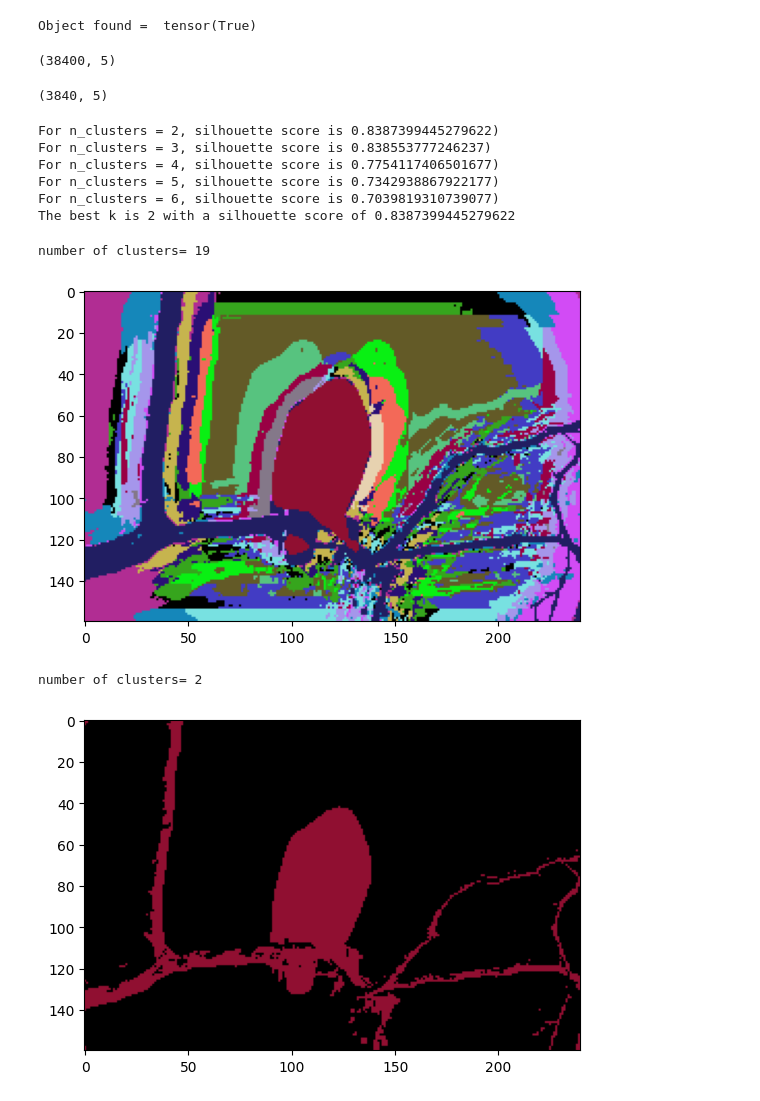
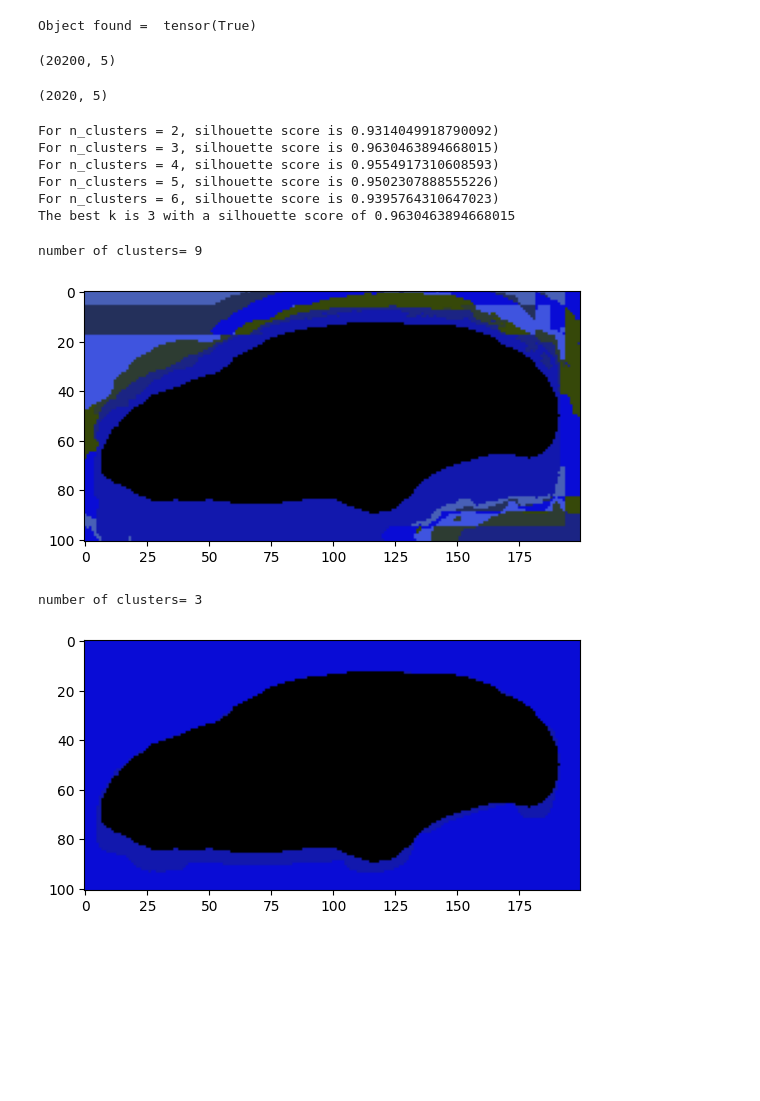
Before and after one commit to kandreou21/segmentation, a Jupyter notebook: DeepLabV3.ipynb, the cells around one changed output. Drawn from its saved outputs; the diff is of its cells as text; code cells hidden in the pictures; blank space fills up the shorter version.

```diff
--- a/DeepLabV3.ipynb
+++ b/DeepLabV3.ipynb
@@ -20,7 +20,7 @@ import networkx as nx
 model = torchvision.models.segmentation.deeplabv3_resnet101(weights='DeepLabV3_ResNet101_Weights.DEFAULT')
 model.eval() #sets model in evaluation mode
 
-filename = "low-resolution/car.jpg"
+filename = "low-resolution/blue-car.jpg"
 input_image = Image.open(filename)
 scale_percent = 1
 input_image = input_image.resize((int(input_image.width*scale_percent), int(input_image.height*scale_percent))) # Resize for large images
@@ -486,8 +488,8 @@ k = [2, 3, 4, 5, 6]
 d2_new_pca_lab_sum = new_pca_lab_sum.reshape(n_components+3, new_pca_lab_sum.shape[1] * new_pca_lab_sum.shape[2]).T
 display(d2_new_pca_lab_sum.shape)
 # Randomly sample a subset of points
-#sampled_data = d2_new_pca_lab_sum[np.random.choice(d2_new_pca_lab_sum.shape[0], size=d2_new_pca_lab_sum.shape[0]//10, replace=False)]
-sampled_data = d2_new_pca_lab_sum
+sampled_data = d2_new_pca_lab_sum[np.random.choice(d2_new_pca_lab_sum.shape[0], size=d2_new_pca_lab_sum.shape[0]//10, replace=False)]
+#sampled_data = d2_new_pca_lab_sum
 display(sampled_data.shape)
 best_silhouette_score = -1
 best_k = 0
@@ -506,14 +508,14 @@ for n_clusters in k:
 
 print(f"The best k is {best_k} with a silhouette score of {best_silhouette_score}")
 # %% [output]
-(38400, 5)
+(20200, 5)
-(3840, 5)
+(2020, 5)
-For n_clusters = 2, silhouette score is 0.8387399445279622)
-For n_clusters = 3, silhouette score is 0.838553777246237)
-For n_clusters = 4, silhouette score is 0.7754117406501677)
-For n_clusters = 5, silhouette score is 0.7342938867922177)
-For n_clusters = 6, silhouette score is 0.7039819310739077)
-The best k is 2 with a silhouette score of 0.8387399445279622
+For n_clusters = 2, silhouette score is 0.9314049918790092)
+For n_clusters = 3, silhouette score is 0.9630463894668015)
+For n_clusters = 4, silhouette score is 0.9554917310608593)
+For n_clusters = 5, silhouette score is 0.9502307888555226)
+For n_clusters = 6, silhouette score is 0.9395764310647023)
+The best k is 3 with a silhouette score of 0.9630463894668015
 # %%
 # Segmentation using Uniforce on PCA ASPP&LAB features
 options = {
@@ -533,35 +535,36 @@ def extract_labels_info(clustering_method):
 
     num_clusters = unique_labels.size
     print("number of clusters=", num_clusters)
     return labels, unique_labels, num_clusters
 
 
 def color_segmented_image(labels, unique_labels, colors):
 	segmented_image = np.zeros((H, W, 3), dtype=np.uint8)
 	labels = labels.reshape((H, W))
 	for i, label in enumerate(unique_labels):
 		mask = labels == label
 		segmented_image[mask] = colors[i]
 	return segmented_image
 
 
 def uniforce_PCA_LAB():
 	scaler = MinMaxScaler()
 	d2_new_pca_lab_sum_scaled = scaler.fit_transform(d2_new_pca_lab_sum)
 	uniforce_aspp_lab = UniForCE(options)
 	uniforce_aspp_lab.fit(d2_new_pca_lab_sum_scaled)
+	sublabels = uniforce_aspp_lab.sublabels_
 
 	uniforce_aspp_lab_labels, unique_labels, pca_lab_clusters = extract_labels_info(uniforce_aspp_lab)
 	uniforce_segmented_image = color_segmented_image(uniforce_aspp_lab_labels, unique_labels, random_colors)
 
 	plt.imshow(uniforce_segmented_image)
 	plt.show()
 	return pca_lab_clusters, uniforce_segmented_image, uniforce_aspp_lab_labels
 
 pca_lab_clusters, uniforce_segmented_image, uniforce_aspp_lab_labels = uniforce_PCA_LAB()
 # %% [output]
-number of clusters= 19
+number of clusters= 9
-[figure, old version]
+[figure, new version]
 # %%
 # ASPP features and LAB values K-Means
 def kmeans_PCA_LAB():
@@ -578,8 +581,8 @@ def kmeans_PCA_LAB():
 
 kmeans_segmented_image = kmeans_PCA_LAB()
 # %% [output]
-number of clusters= 2
+number of clusters= 3
-[figure, old version]
+[figure, new version]
 # %%
 # Uniforce on pca deeplab features
 d2_pca_features = pca_features.reshape(n_components, pca_features.shape[1] * pca_features.shape[2]).T
```
Also changed, not shown: parts of 14 cells of this notebook.
